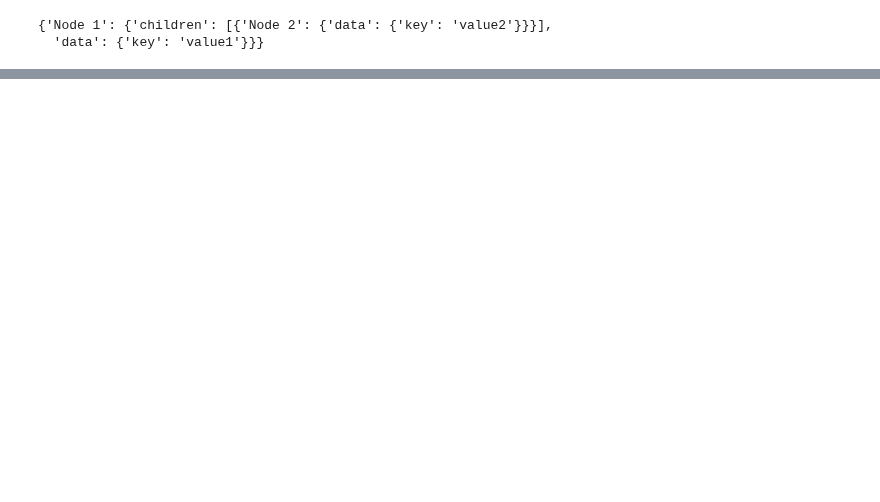
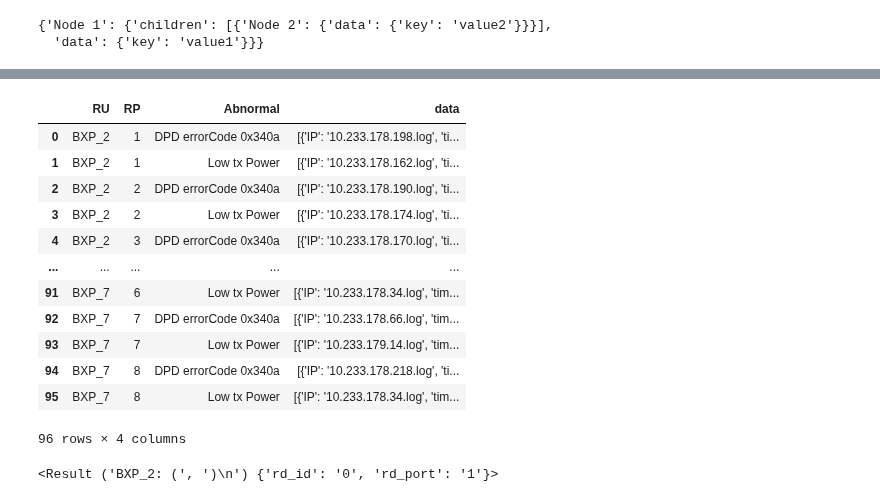
Before and after one commit to dj-lei/eric_toolsets, a Jupyter notebook: src/python/debug1.ipynb, the cells around one changed output, grey strips where cells are left out. Cells and saved outputs as stored; diff of their text form; code cells hidden in the pictures; blank space fills up the shorter version.

```diff
--- a/src/python/debug1.ipynb
+++ b/src/python/debug1.ipynb
@@ -639,0 +827,31 @@ node_list
+# %%
+grouped = result.groupby(['RU', 'RP', 'Abnormal'])\
+    .apply(lambda x: x[['IP', 'timestamp']].to_dict('records')) \
+    .reset_index(name='data')
+grouped
+# %% [output]
+|  | RU | RP | Abnormal | data |
+| 0 | BXP_2 | 1 | DPD errorCode 0x340a | [{'IP': '10.233.178.198.log', 'ti... |
+| 1 | BXP_2 | 1 | Low tx Power | [{'IP': '10.233.178.162.log', 'ti... |
+| 2 | BXP_2 | 2 | DPD errorCode 0x340a | [{'IP': '10.233.178.190.log', 'ti... |
+| 3 | BXP_2 | 2 | Low tx Power | [{'IP': '10.233.178.174.log', 'ti... |
+| 4 | BXP_2 | 3 | DPD errorCode 0x340a | [{'IP': '10.233.178.170.log', 'ti... |
+| ... | ... | ... | ... | ... |
+| 91 | BXP_7 | 6 | Low tx Power | [{'IP': '10.233.178.34.log', 'tim... |
+| 92 | BXP_7 | 7 | DPD errorCode 0x340a | [{'IP': '10.233.178.66.log', 'tim... |
+| 93 | BXP_7 | 7 | Low tx Power | [{'IP': '10.233.179.14.log', 'tim... |
+| 94 | BXP_7 | 8 | DPD errorCode 0x340a | [{'IP': '10.233.178.218.log', 'ti... |
+| 95 | BXP_7 | 8 | Low tx Power | [{'IP': '10.233.178.34.log', 'tim... |
+96 rows × 4 columns
+# %%
+from parse import parse
+
+string = 'BXP_2: OK 61604 2023-03-31 00:14:10.169 23: DPD errorCode 0x340a on [5]  '
+# string = 'BXP_2: OK 26 2022-10-10 15:06:38.089 24: Low tx Power detected trx2 brIdx1   '
+string = 'BXP_2: (Done RdId:0, RdPort:1)\n'
+# exp = '{RU}: OK {} {timestampd} {timestampt} {}: DPD errorCode 0x340a{}'
+exp = '{}Done RdId:{rd_id}, RdPort:{rd_port}{}'
+r = parse(exp, string)
+r
+# %% [output]
+<Result ('BXP_2: (', ')\n') {'rd_id': '0', 'rd_port': '1'}>
```
Also changed, not shown: parts of 8 cells of this notebook, 3 other files.
